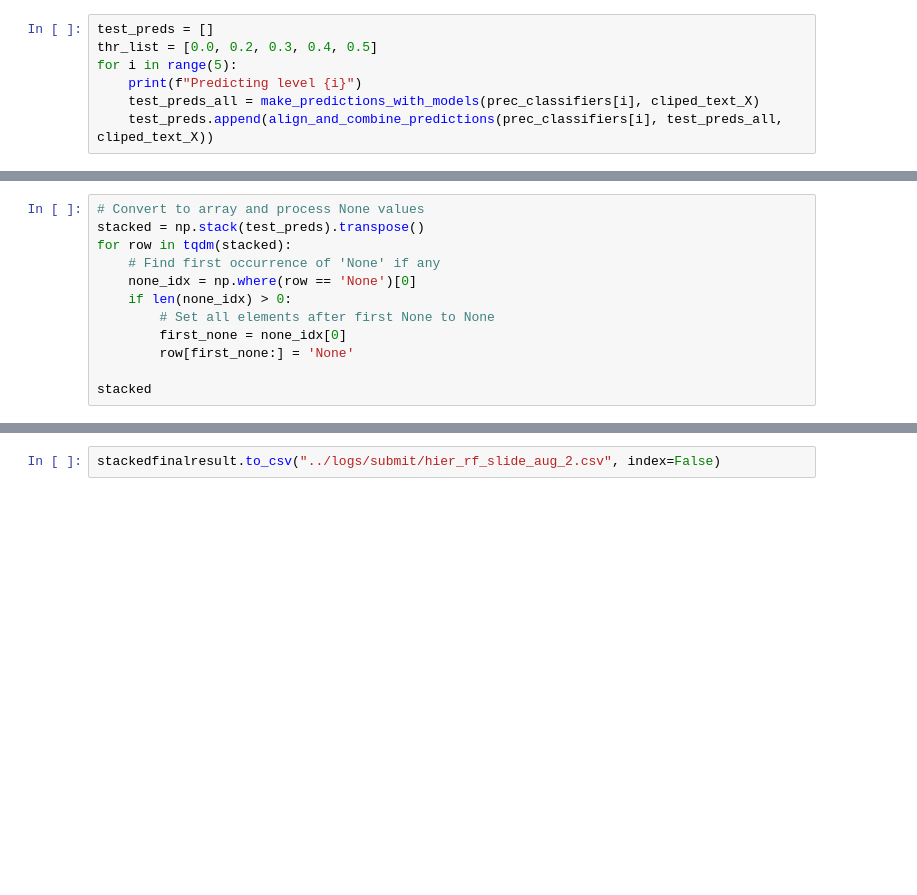
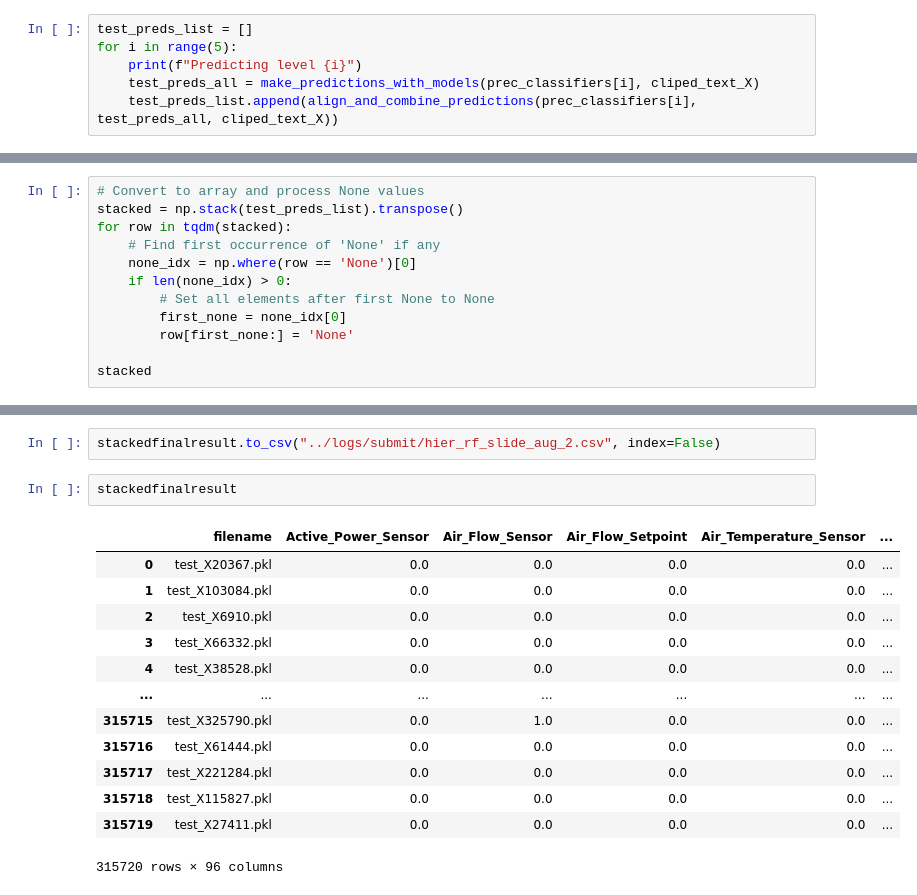
Before and after one commit to JoeZhao527/cl-bricks, a Jupyter notebook: notebooks/hier_rf_2_slide.ipynb, the cells around one changed output, grey strips where cells are left out. Drawn from its saved outputs; the diff is of its cells as text; blank space fills up the shorter version.

```diff
--- a/notebooks/hier_rf_2_slide.ipynb
+++ b/notebooks/hier_rf_2_slide.ipynb
@@ -535,12 +553,11 @@ def align_and_combine_predictions(classifiers, test_preds_all, test_data, thresh
 
     return test_preds
 # %%
-test_preds = []
-thr_list = [0.0, 0.2, 0.3, 0.4, 0.5]
+test_preds_list = []
 for i in range(5):
     print(f"Predicting level {i}")
     test_preds_all = make_predictions_with_models(prec_classifiers[i], cliped_text_X)
-    test_preds.append(align_and_combine_predictions(prec_classifiers[i], test_preds_all, cliped_text_X))
+    test_preds_list.append(align_and_combine_predictions(prec_classifiers[i], test_preds_all, cliped_text_X))
 # %% [output]
 Predicting level 0
 Predicting level 1
@@ -549,7 +566,7 @@ Predicting level 3
 Predicting level 4
 # %%
 # Convert to array and process None values
-stacked = np.stack(test_preds).transpose()
+stacked = np.stack(test_preds_list).transpose()
 for row in tqdm(stacked):
     # Find first occurrence of 'None' if any
     none_idx = np.where(row == 'None')[0]
@@ -640,3 +658,19 @@ for i in tqdm(range(len(test_preds))):
 stackedfinalresult = stackedfinalresult.assign(**{col: stackedfinalresult[col].astype(float) for col in stackedfinalresult.columns if col != "filename"})
 # %%
 stackedfinalresult.to_csv("../logs/submit/hier_rf_slide_aug_2.csv", index=False)
+# %%
+stackedfinalresult
+# %% [output]
+|  | filename | Active_Power_Sensor | Air_Flow_Sensor | Air_Flow_Setpoint | Air_Temperature_Sensor | ... |
+| 0 | test_X20367.pkl | 0.0 | 0.0 | 0.0 | 0.0 | ... |
+| 1 | test_X103084.pkl | 0.0 | 0.0 | 0.0 | 0.0 | ... |
+| 2 | test_X6910.pkl | 0.0 | 0.0 | 0.0 | 0.0 | ... |
+| 3 | test_X66332.pkl | 0.0 | 0.0 | 0.0 | 0.0 | ... |
+| 4 | test_X38528.pkl | 0.0 | 0.0 | 0.0 | 0.0 | ... |
+| ... | ... | ... | ... | ... | ... | ... |
+| 315715 | test_X325790.pkl | 0.0 | 1.0 | 0.0 | 0.0 | ... |
+| 315716 | test_X61444.pkl | 0.0 | 0.0 | 0.0 | 0.0 | ... |
+| 315717 | test_X221284.pkl | 0.0 | 0.0 | 0.0 | 0.0 | ... |
+| 315718 | test_X115827.pkl | 0.0 | 0.0 | 0.0 | 0.0 | ... |
+| 315719 | test_X27411.pkl | 0.0 | 0.0 | 0.0 | 0.0 | ... |
+315720 rows × 96 columns
```
Also changed, not shown: parts of 3 cells of this notebook, 2 other files.
